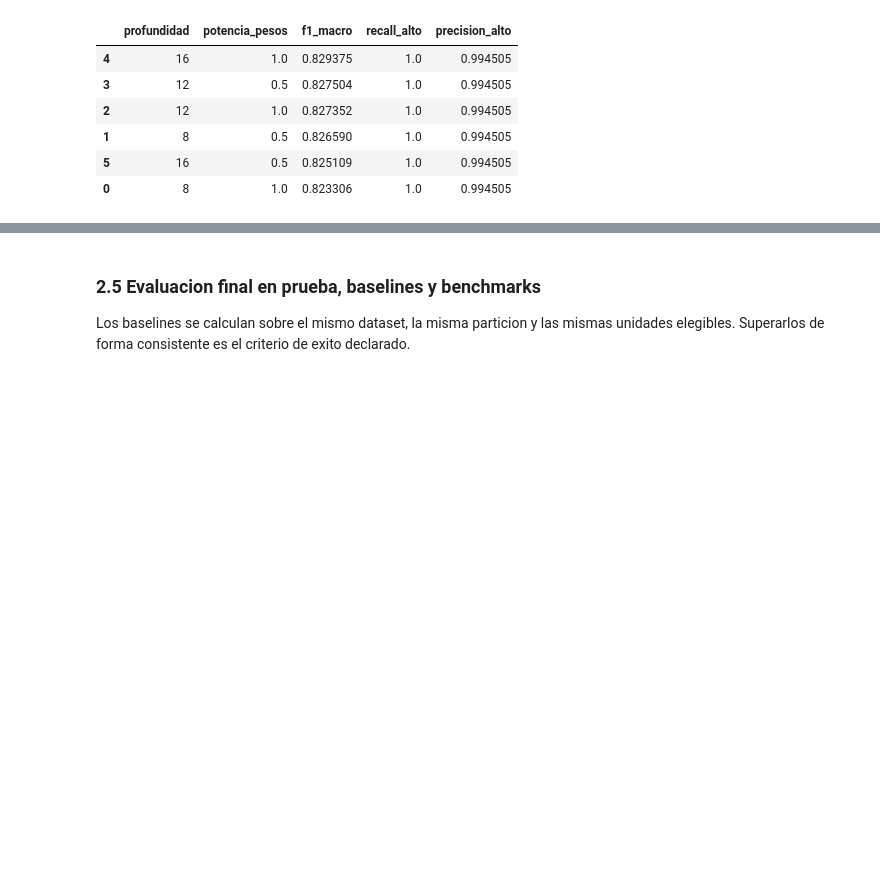
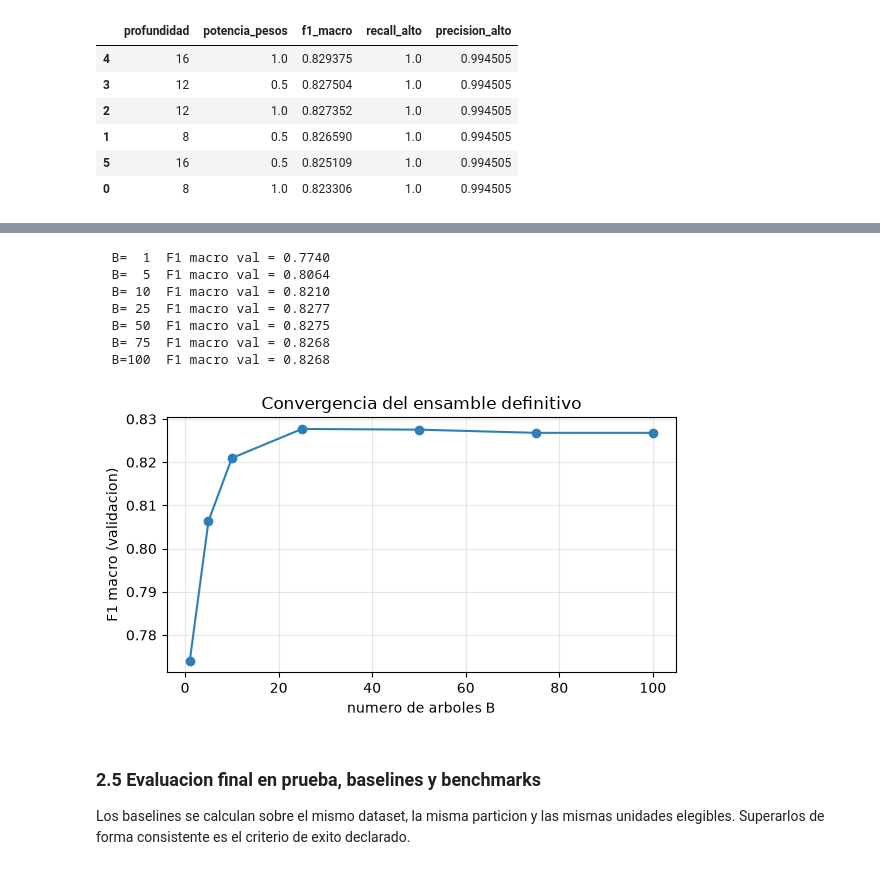
Before and after one commit to Juseperez/Clasificaci-nRiesgo, a Jupyter notebook: Grupo10_P2/proyecto.ipynb, the cells around one changed output, grey strips where cells are left out. Cells and saved outputs as stored; diff of their text form; code cells hidden in the pictures; blank space fills up the shorter version.

```diff
--- a/Grupo10_P2/proyecto.ipynb
+++ b/Grupo10_P2/proyecto.ipynb
@@ -345,15 +346,7 @@ n_train=7,224 | submuestra por arbol=7,224 | tiempo=39.7 s
 nodos por arbol (promedio): 786
 # %%
-curva = []
-for B in (1, 5, 10, 25, 50, 75, 100):
-    sub = BosqueAleatorioPropio(nArboles=B, semilla=42, verboso=False)
-    sub.arboles, sub.pesosClase = bosque_base.arboles[:B], bosque_base.pesosClase
-    f1 = EvaluadorMetricas.f1Macro(yva, sub.predecir(Xva))
-    curva.append((B, f1)); print(f"  B={B:3d}  F1 macro val = {f1:.4f}")
-
-plt.figure(figsize=(6, 3.5))
-plt.plot(*zip(*curva), "o-", color="#2c7fb8")
-plt.xlabel("numero de arboles B"); plt.ylabel("F1 macro (validacion)")
-plt.title("Convergencia del ensamble"); plt.grid(alpha=.3)
-plt.tight_layout(); plt.savefig("salidas/convergencia.png", dpi=130); plt.show()
+print(
+    "La convergencia del ensamble se calculara despues de seleccionar "
+    "y entrenar el modelo definitivo."
+)
 # %% [output]
@@ -454,5 +440,61 @@ reentrenando el bosque definitivo con los hiperparametros ganadores...
 F1 macro del modelo definitivo en validacion: 0.8268
 A partir de aqui NO se vuelve a ajustar nada: prueba se toca una sola vez.
+# %%
+# Convergencia del ensamble DEFINITIVO
+curva = []
+
+for B in (1, 5, 10, 25, 50, 75, 100):
+    sub = BosqueAleatorioPropio(
+        nArboles=B,
+        semilla=42,
+        verboso=False
+    )
+
+    # Usar los primeros B arboles del modelo definitivo,
+    # NO los del bosque_base.
+    sub.arboles = bosque.arboles[:B]
+    sub.pesosClase = bosque.pesosClase
+
+    pred_B = sub.predecir(Xva)
+    f1 = EvaluadorMetricas.f1Macro(yva, pred_B)
+
+    curva.append((B, f1))
+
+    print(
+        f"  B={B:3d}  "
+        f"F1 macro val = {f1:.4f}"
+    )
+
+plt.figure(figsize=(6, 3.5))
+plt.plot(
+    *zip(*curva),
+    "o-",
+    color="#2c7fb8"
+)
+
+plt.xlabel("numero de arboles B")
+plt.ylabel("F1 macro (validacion)")
+plt.title("Convergencia del ensamble definitivo")
+plt.grid(alpha=.3)
+
+plt.tight_layout()
+
+plt.savefig(
+    "salidas/convergencia.png",
+    dpi=130,
+    bbox_inches="tight"
+)
+
+plt.show()
+# %% [output]
+  B=  1  F1 macro val = 0.7740
+  B=  5  F1 macro val = 0.8064
+  B= 10  F1 macro val = 0.8210
+  B= 25  F1 macro val = 0.8277
+  B= 50  F1 macro val = 0.8275
+  B= 75  F1 macro val = 0.8268
+  B=100  F1 macro val = 0.8268
+[figure, added]
 # %% [markdown]
 ### 2.5 Evaluacion final en prueba, baselines y benchmarks
 
```
Also changed, not shown: parts of 19 cells of this notebook, 9 other files.
